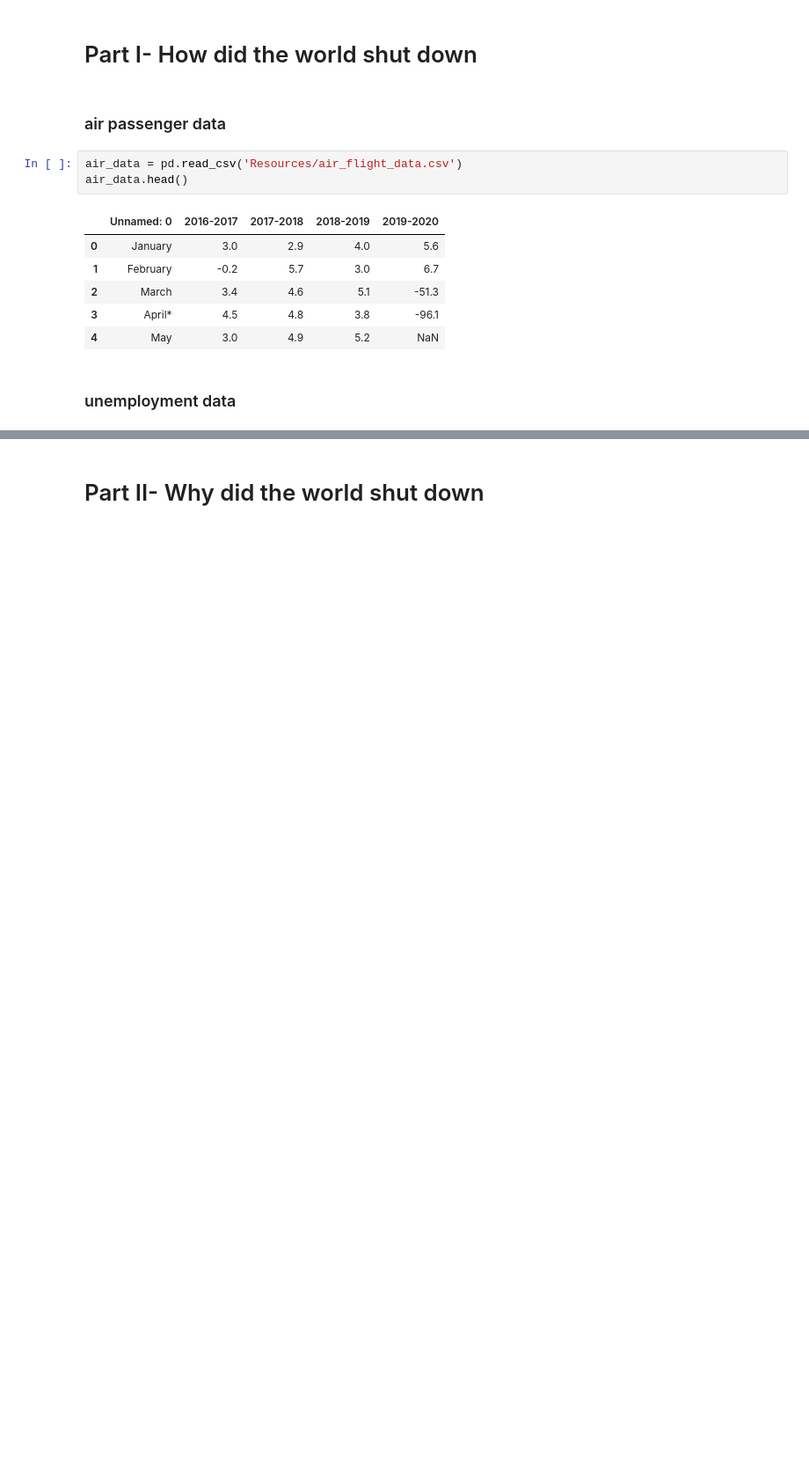
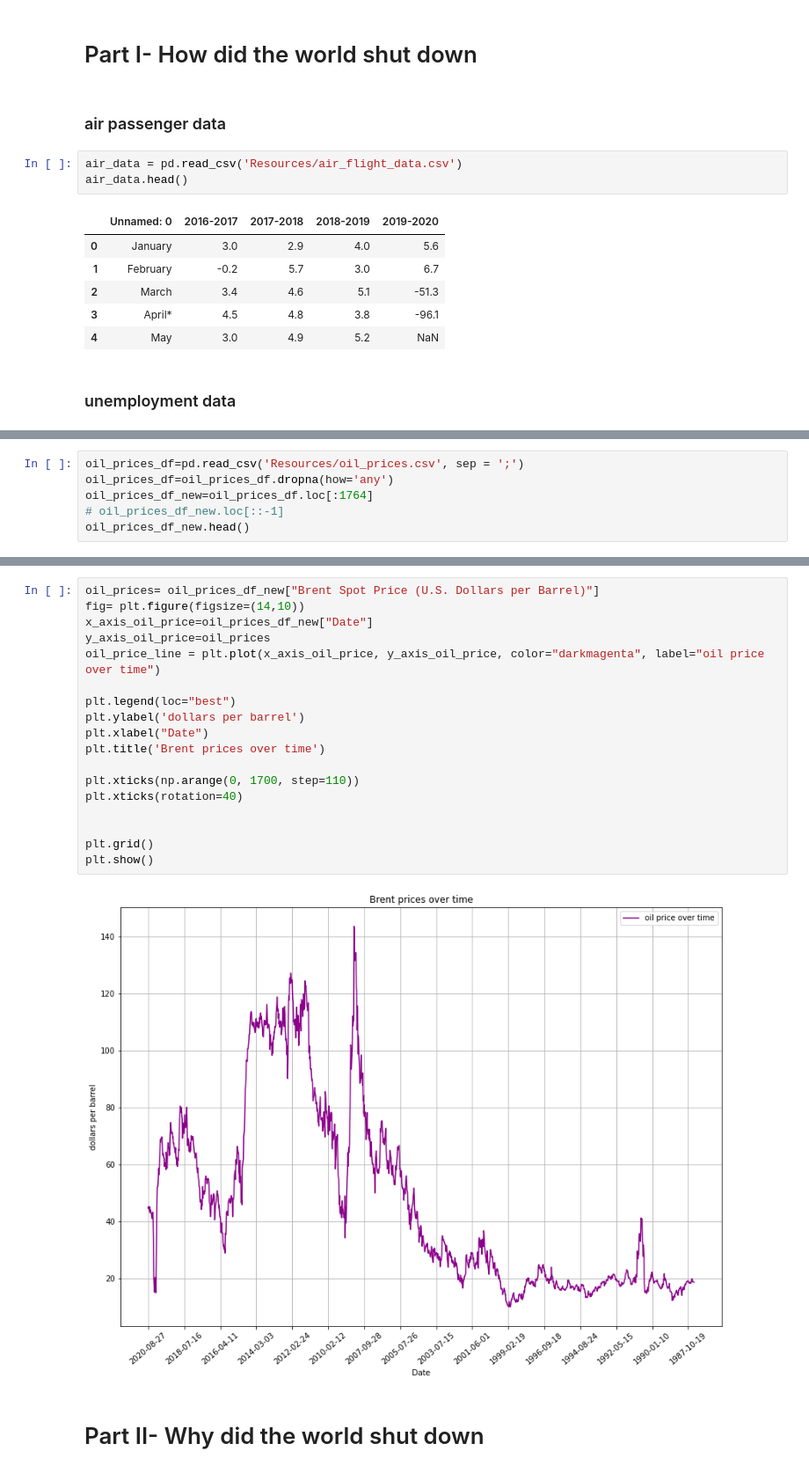
Before and after one commit to erharker/Covid-19-Python-Project, a Jupyter notebook: Covid_19.ipynb, the cells around one changed output, grey strips where cells are left out. Shown at 88% size. Saved outputs shown, nothing was run; the diff lists cells and outputs as text; blank space fills up the shorter version.

```diff
--- a/Covid_19.ipynb
+++ b/Covid_19.ipynb
@@ -25,0 +28,6 @@ air_data.head()
+# %%
+oil_prices_df=pd.read_csv('Resources/oil_prices.csv', sep = ';')
+oil_prices_df=oil_prices_df.dropna(how='any')
+oil_prices_df_new=oil_prices_df.loc[:1764]
+# oil_prices_df_new.loc[::-1]
+oil_prices_df_new.head()
@@ -26,2 +41,22 @@ air_data.head()
+# %%
+oil_prices= oil_prices_df_new["Brent Spot Price (U.S. Dollars per Barrel)"]
+fig= plt.figure(figsize=(14,10))
+x_axis_oil_price=oil_prices_df_new["Date"]
+y_axis_oil_price=oil_prices
+oil_price_line = plt.plot(x_axis_oil_price, y_axis_oil_price, color="darkmagenta", label="oil price over time")
+
+plt.legend(loc="best")
+plt.ylabel('dollars per barrel')
+plt.xlabel("Date")
+plt.title('Brent prices over time')
+
+plt.xticks(np.arange(0, 1700, step=110))
+plt.xticks(rotation=40)
+
+
+plt.grid()
+plt.show()
+# %% [output]
+[figure, added]
 # %% [markdown]
 # Part II- Why did the world shut down
```
Also changed, not shown: parts of 21 cells of this notebook, 1 other file.
